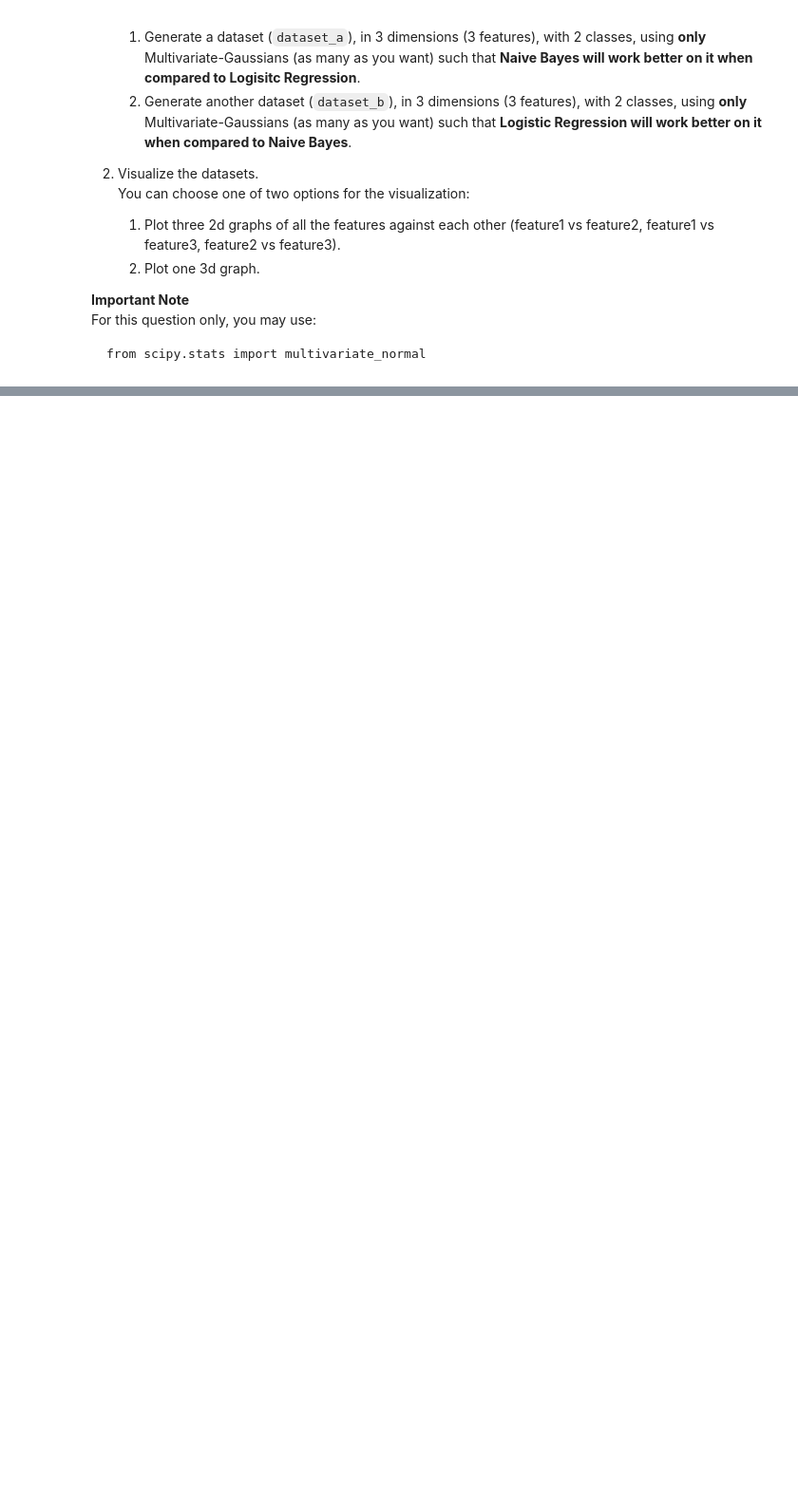
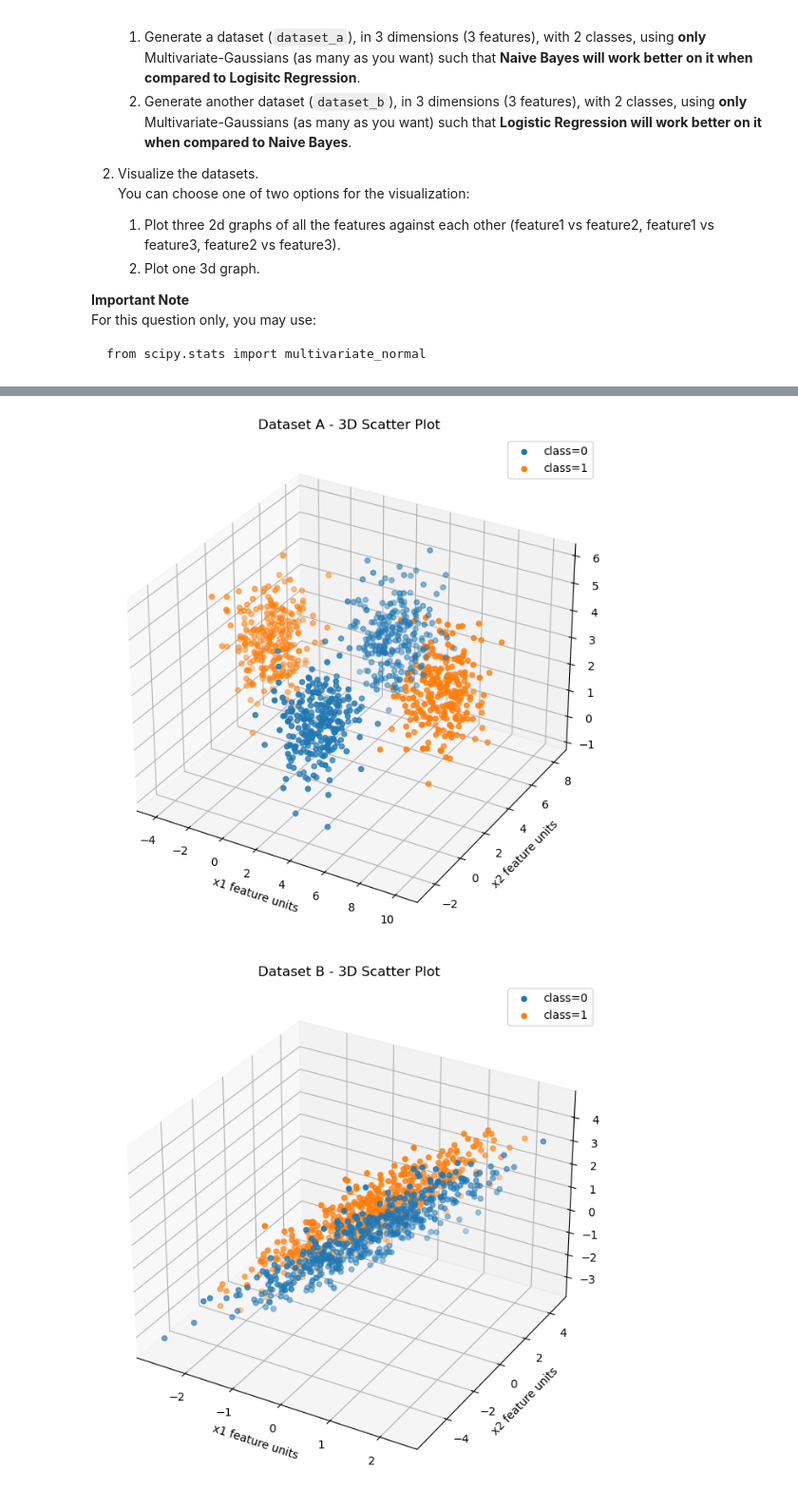
Before and after one commit to liorrofeim/Logistic-Regression-Bayes-and-EM, a Jupyter notebook: hwa4.ipynb, the cells around one changed output, grey strips where cells are left out. Shown at 95% size. Saved outputs shown, nothing was run; the diff lists cells and outputs as text; code cells hidden in the pictures; blank space fills up the shorter version.

```diff
--- a/hwa4.ipynb
+++ b/hwa4.ipynb
@@ -454,0 +499,49 @@ from hw4 import generate_datasets
+# %%
+from hw4 import generate_datasets
+datasets = generate_datasets()
+dataset_a_features = datasets["dataset_a_features"]
+dataset_a_labels = datasets["dataset_a_labels"]
+dataset_b_features = datasets["dataset_b_features"]
+dataset_b_labels = datasets["dataset_b_labels"]
+'''
+dataset_a_features = X_training_LoR
+dataset_a_labels = y_training_LoR
+dataset_b_features = X_training_NB
+dataset_b_labels = y_training_NB
+'''
+# Visualize Dataset A (3D Scatter Plot)
+fig_a = plt.figure()
+ax_a = fig_a.add_subplot(111, projection='3d')
+
+classes_a = np.unique(dataset_a_labels)
+for i in range(len(classes_a)):
+    data_a = dataset_a_features[dataset_a_labels == classes_a[i]]
+    ax_a.scatter(data_a[:, 0], data_a[:, 1], data_a[:, 2], label=f'class={i}')
+
+ax_a.set_xlabel('x1 feature units')
+ax_a.set_ylabel('x2 feature units')
+ax_a.set_zlabel('x3 feature units')
+ax_a.set_title('Dataset A - 3D Scatter Plot')
+
+ax_a.legend()
+plt.show()
+
+# Visualize Dataset B (3D Scatter Plot)
+fig_b = plt.figure()
+ax_b = fig_b.add_subplot(111, projection='3d')
+
+classes_b = np.unique(dataset_b_labels)
+for i in range(len(classes_b)):
+    data_b = dataset_b_features[dataset_b_labels == classes_b[i]]
+    ax_b.scatter(data_b[:, 0], data_b[:, 1], data_b[:, 2], label=f'class={i}')
+
+ax_b.set_xlabel('x1 feature units')
+ax_b.set_ylabel('x2 feature units')
+ax_b.set_zlabel('x3 feature units')
+ax_b.set_title('Dataset B - 3D Scatter Plot')
+
+ax_b.legend()
+plt.show()
+# %% [output]
+[figure, added]
+[figure, added]
```
Also changed, not shown: parts of 16 cells of this notebook, 1 other file.
